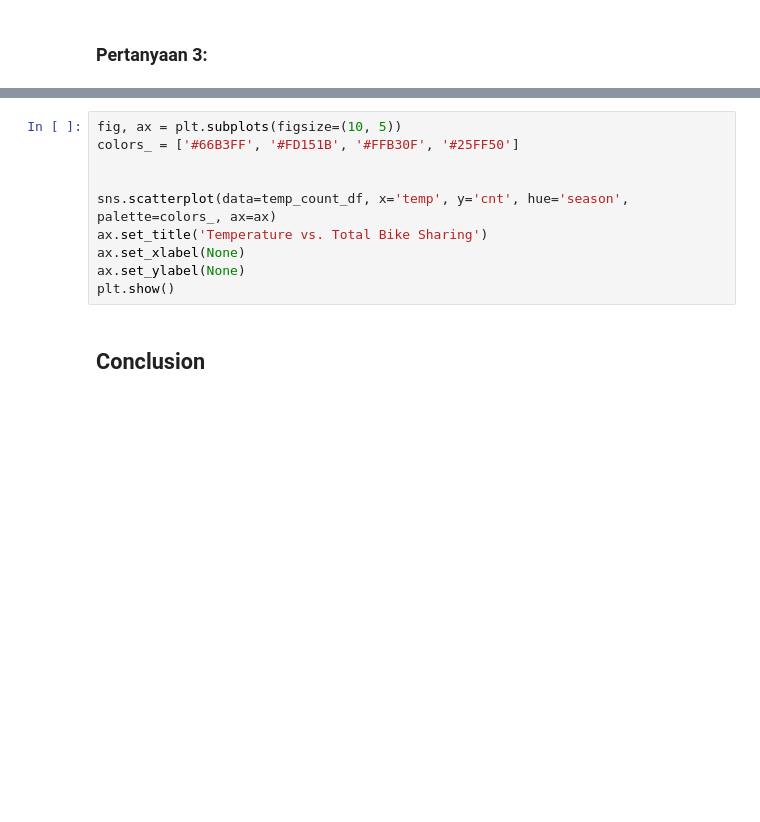
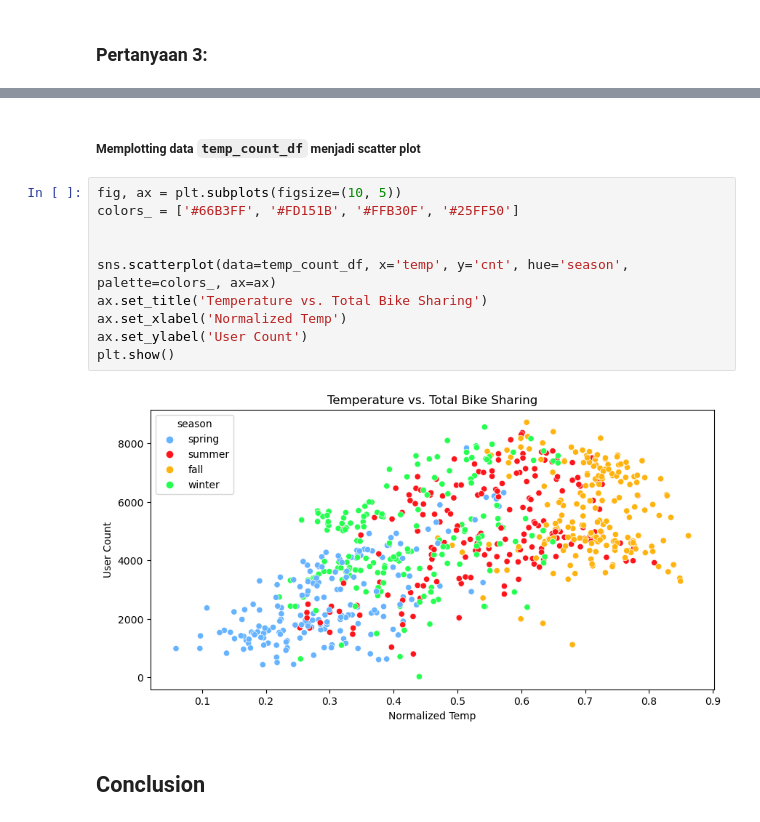
Before and after one commit to mdyustisia/Bike_Sharing_Analysis, a Jupyter notebook: Proyek_Analisis_Data.ipynb, the cells around one changed output, grey strips where cells are left out. Drawn from its saved outputs; the diff is of its cells as text; blank space fills up the shorter version.

```diff
--- a/Proyek_Analisis_Data.ipynb
+++ b/Proyek_Analisis_Data.ipynb
@@ -254,13 +293,17 @@ temp_count_df
+# %% [markdown]
+##### Memplotting data `temp_count_df` menjadi scatter plot
 # %%
 fig, ax = plt.subplots(figsize=(10, 5))
 colors_ = ['#66B3FF', '#FD151B', '#FFB30F', '#25FF50']
 
 
 sns.scatterplot(data=temp_count_df, x='temp', y='cnt', hue='season', palette=colors_, ax=ax)
 ax.set_title('Temperature vs. Total Bike Sharing')
-ax.set_xlabel(None)
-ax.set_ylabel(None)
+ax.set_xlabel('Normalized Temp')
+ax.set_ylabel('User Count')
 plt.show()
+# %% [output]
+[figure, added]
 # %% [markdown]
 ## Conclusion
 # %% [markdown]
```
Also changed, not shown: parts of 12 cells of this notebook.
